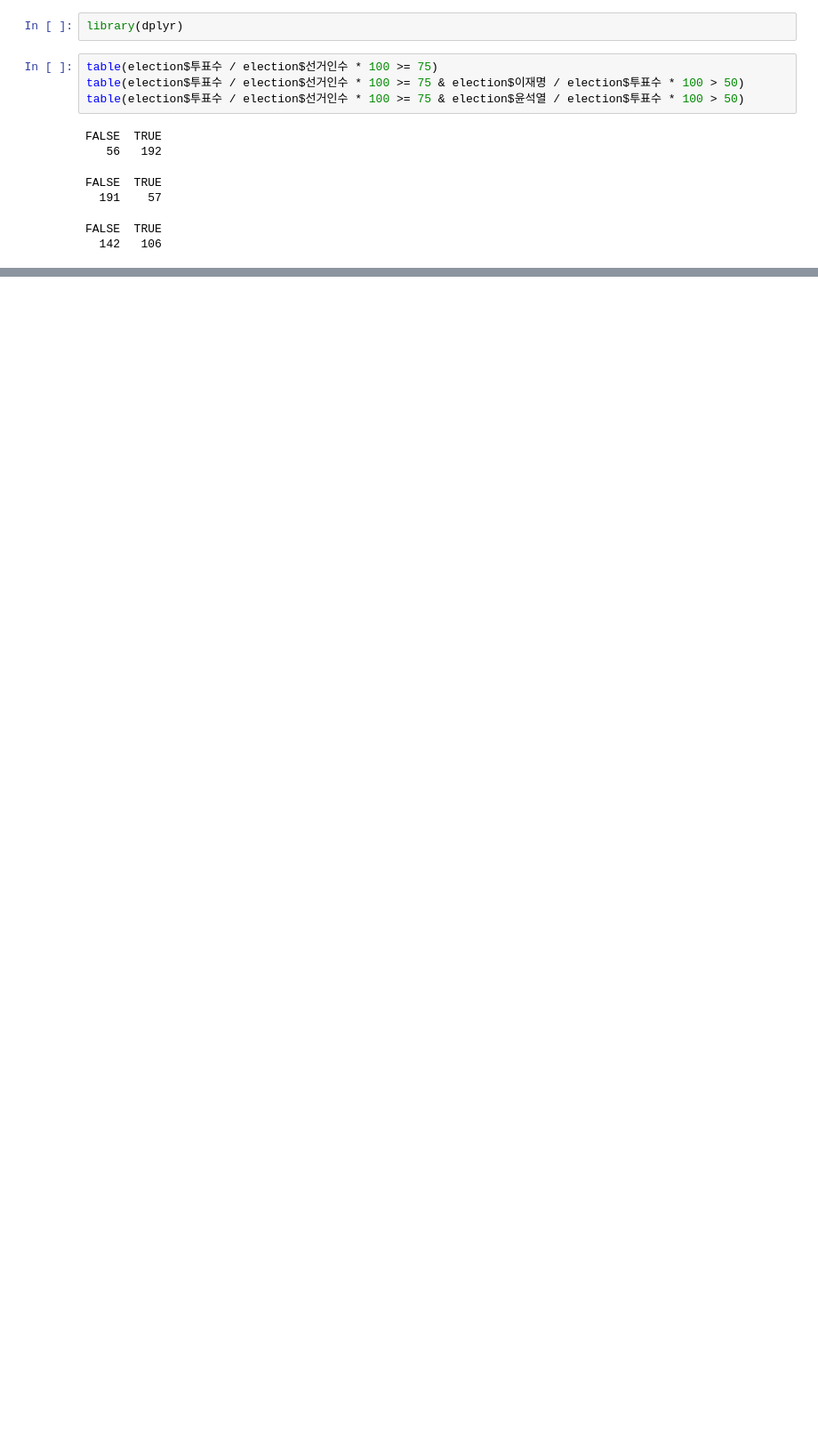
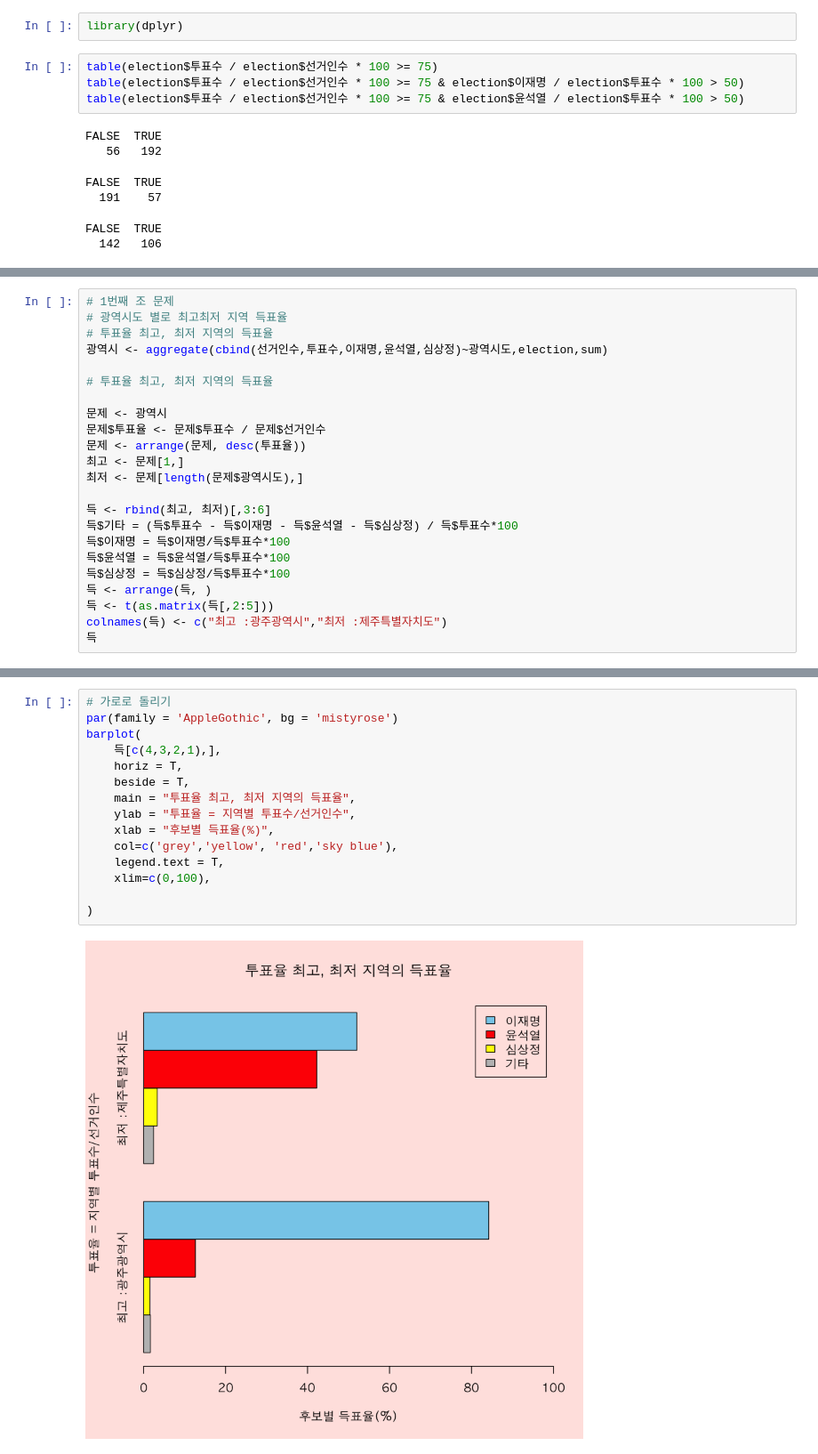
Before and after one commit to monargent0/TJRrrClass, a Jupyter notebook: 10. 20대_대선자료 시각화.ipynb, the cells around one changed output, grey strips where cells are left out. Shown at 89% size. Saved outputs shown, nothing was run; the diff lists cells and outputs as text; blank space fills up the shorter version.

```diff
--- a/10. 20대_대선자료 시각화.ipynb
+++ b/10. 20대_대선자료 시각화.ipynb
@@ -475,0 +685,23 @@ lines(윤,
+# %%
+# 1번째 조 문제
+# 광역시도 별로 최고최저 지역 득표율
+# 투표율 최고, 최저 지역의 득표율
+광역시 <- aggregate(cbind(선거인수,투표수,이재명,윤석열,심상정)~광역시도,election,sum)
+
+# 투표율 최고, 최저 지역의 득표율
+
+문제 <- 광역시
+문제$투표율 <- 문제$투표수 / 문제$선거인수
+문제 <- arrange(문제, desc(투표율))
+최고 <- 문제[1,]
+최저 <- 문제[length(문제$광역시도),]
+
+득 <- rbind(최고, 최저)[,3:6]
+득$기타 = (득$투표수 - 득$이재명 - 득$윤석열 - 득$심상정) / 득$투표수*100
+득$이재명 = 득$이재명/득$투표수*100
+득$윤석열 = 득$윤석열/득$투표수*100
+득$심상정 = 득$심상정/득$투표수*100
+득 <- arrange(득, )
+득 <- t(as.matrix(득[,2:5]))
+colnames(득) <- c("최고 :광주광역시","최저 :제주특별자치도")
+득
@@ -475,0 +714,17 @@ lines(윤,
+# %%
+# 가로로 돌리기
+par(family = 'AppleGothic', bg = 'mistyrose')
+barplot(
+    득[c(4,3,2,1),],
+    horiz = T,
+    beside = T,
+    main = "투표율 최고, 최저 지역의 득표율",
+    ylab = "투표율 = 지역별 투표수/선거인수",
+    xlab = "후보별 득표율(%)",
+    col=c('grey','yellow', 'red','sky blue'),
+    legend.text = T,
+    xlim=c(0,100),
+
+)
+# %% [output]
+[figure, added]
```
Also changed, not shown: parts of 18 cells of this notebook.
